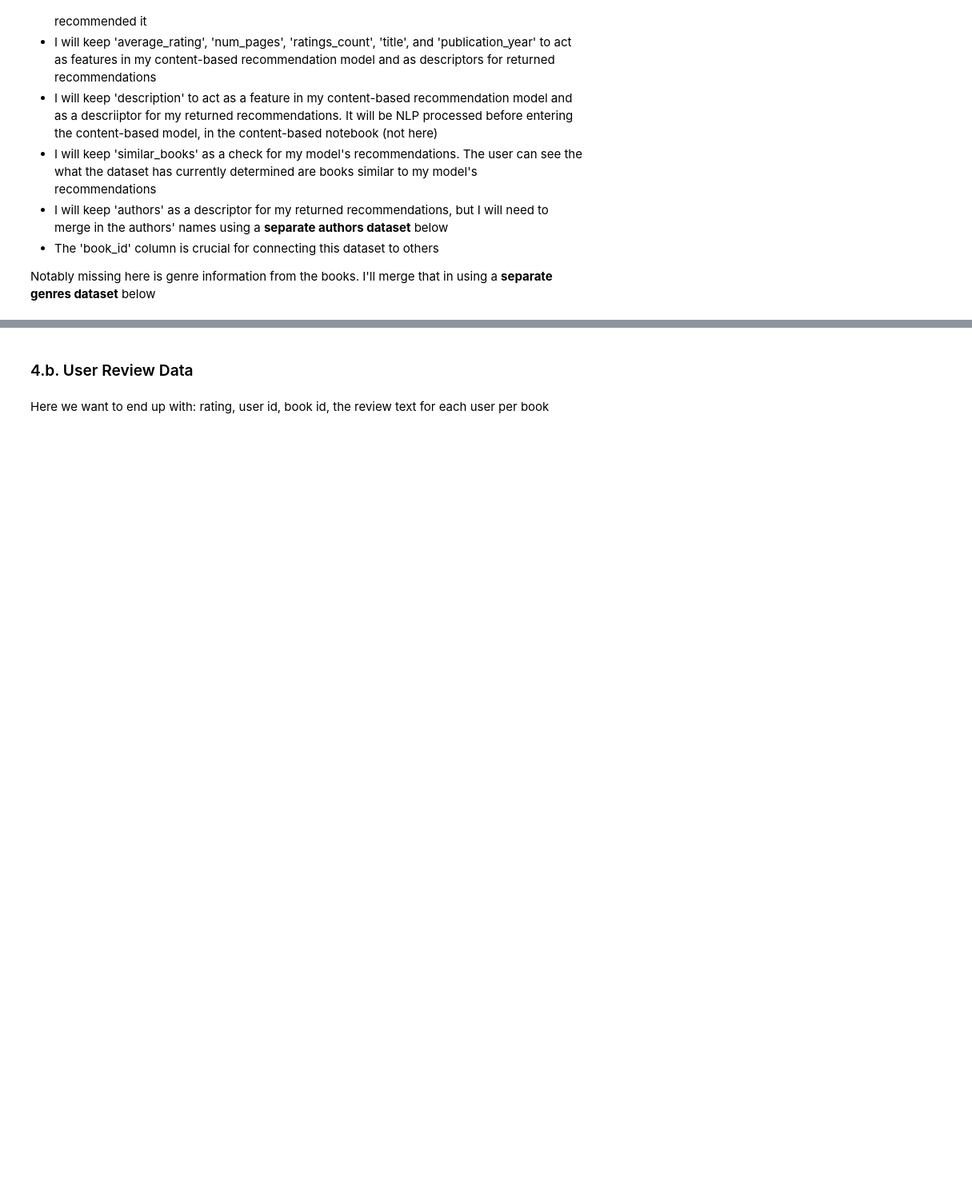
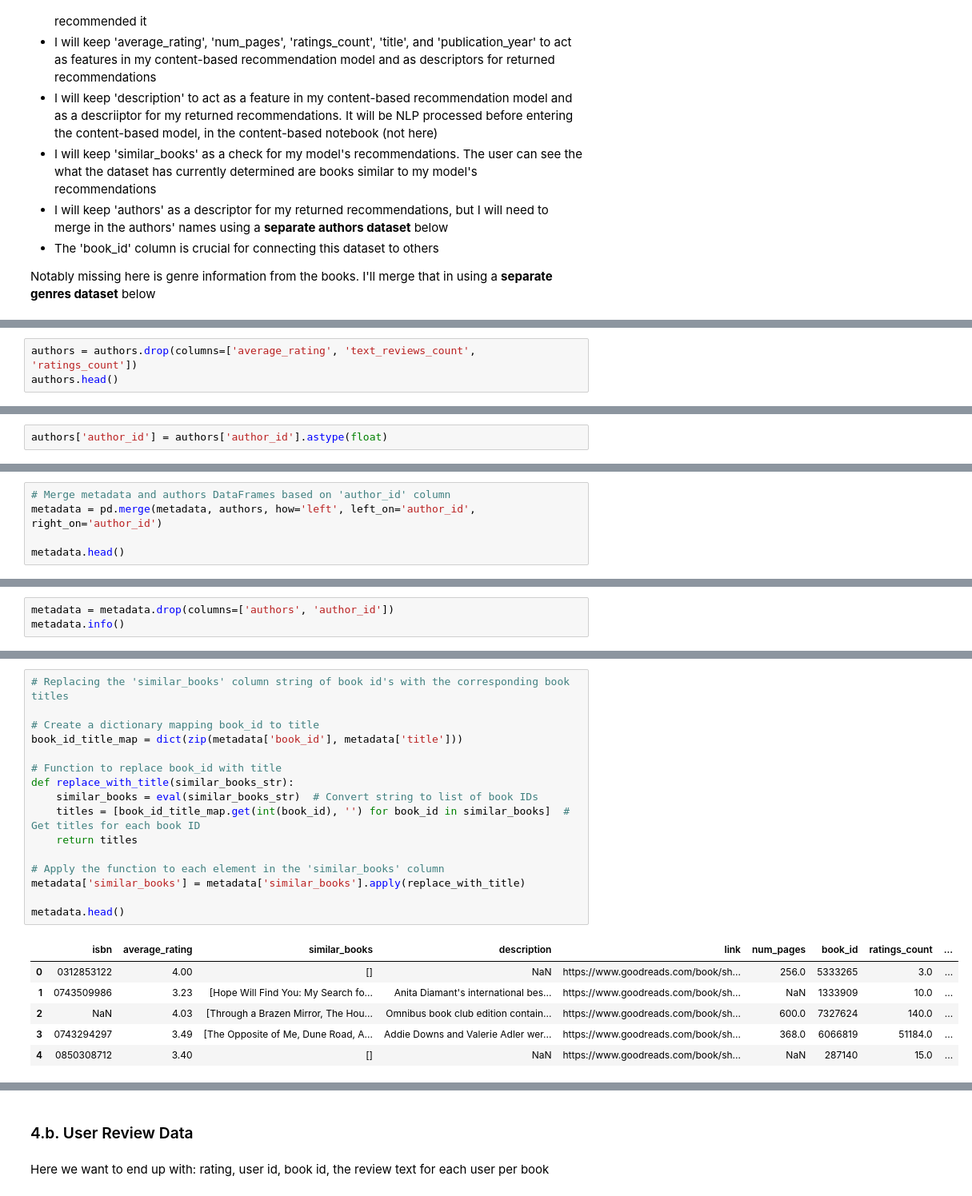
Before and after one commit to shelleylwang/goodreads-recommendations, a Jupyter notebook: data_prep.ipynb, the cells around one changed output, grey strips where cells are left out. Shown at 80% size. Drawn from its saved outputs; the diff is of its cells as text; blank space fills up the shorter version.

Commit message:
saved more data prep and some content based work (up to the tfidf)

```diff
--- a/data_prep.ipynb
+++ b/data_prep.ipynb
@@ -67,0 +163,3 @@ Notably missing here is genre information from the books. I'll merge that in usi
+# %%
+authors = authors.drop(columns=['average_rating', 'text_reviews_count', 'ratings_count'])
+authors.head()
@@ -67,0 +254,2 @@ Notably missing here is genre information from the books. I'll merge that in usi
+# %%
+authors['author_id'] = authors['author_id'].astype(float)
@@ -67,0 +268,5 @@ Notably missing here is genre information from the books. I'll merge that in usi
+# %%
+# Merge metadata and authors DataFrames based on 'author_id' column
+metadata = pd.merge(metadata, authors, how='left', left_on='author_id', right_on='author_id')
+
+metadata.head()
@@ -67,0 +280,3 @@ Notably missing here is genre information from the books. I'll merge that in usi
+# %%
+metadata = metadata.drop(columns=['authors', 'author_id'])
+metadata.info()
@@ -67,0 +302,23 @@ Notably missing here is genre information from the books. I'll merge that in usi
+# %%
+# Replacing the 'similar_books' column string of book id's with the corresponding book titles
+
+# Create a dictionary mapping book_id to title
+book_id_title_map = dict(zip(metadata['book_id'], metadata['title']))
+
+# Function to replace book_id with title
+def replace_with_title(similar_books_str):
+    similar_books = eval(similar_books_str)  # Convert string to list of book IDs
+    titles = [book_id_title_map.get(int(book_id), '') for book_id in similar_books]  # Get titles for each book ID
+    return titles
+
+# Apply the function to each element in the 'similar_books' column
+metadata['similar_books'] = metadata['similar_books'].apply(replace_with_title)
+
+metadata.head()
+# %% [output]
+|  | isbn | average_rating | similar_books | description | link | num_pages | book_id | ratings_count | ... |
+| 0 | 0312853122 | 4.00 | [] | NaN | https://www.goodreads.com/book/sh... | 256.0 | 5333265 | 3.0 | ... |
+| 1 | 0743509986 | 3.23 | [Hope Will Find You: My Search fo... | Anita Diamant's international bes... | https://www.goodreads.com/book/sh... | NaN | 1333909 | 10.0 | ... |
+| 2 | NaN | 4.03 | [Through a Brazen Mirror, The Hou... | Omnibus book club edition contain... | https://www.goodreads.com/book/sh... | 600.0 | 7327624 | 140.0 | ... |
+| 3 | 0743294297 | 3.49 | [The Opposite of Me, Dune Road, A... | Addie Downs and Valerie Adler wer... | https://www.goodreads.com/book/sh... | 368.0 | 6066819 | 51184.0 | ... |
+| 4 | 0850308712 | 3.40 | [] | NaN | https://www.goodreads.com/book/sh... | NaN | 287140 | 15.0 | ... |
```
Also changed, not shown: parts of 36 cells of this notebook, 1 other file.
